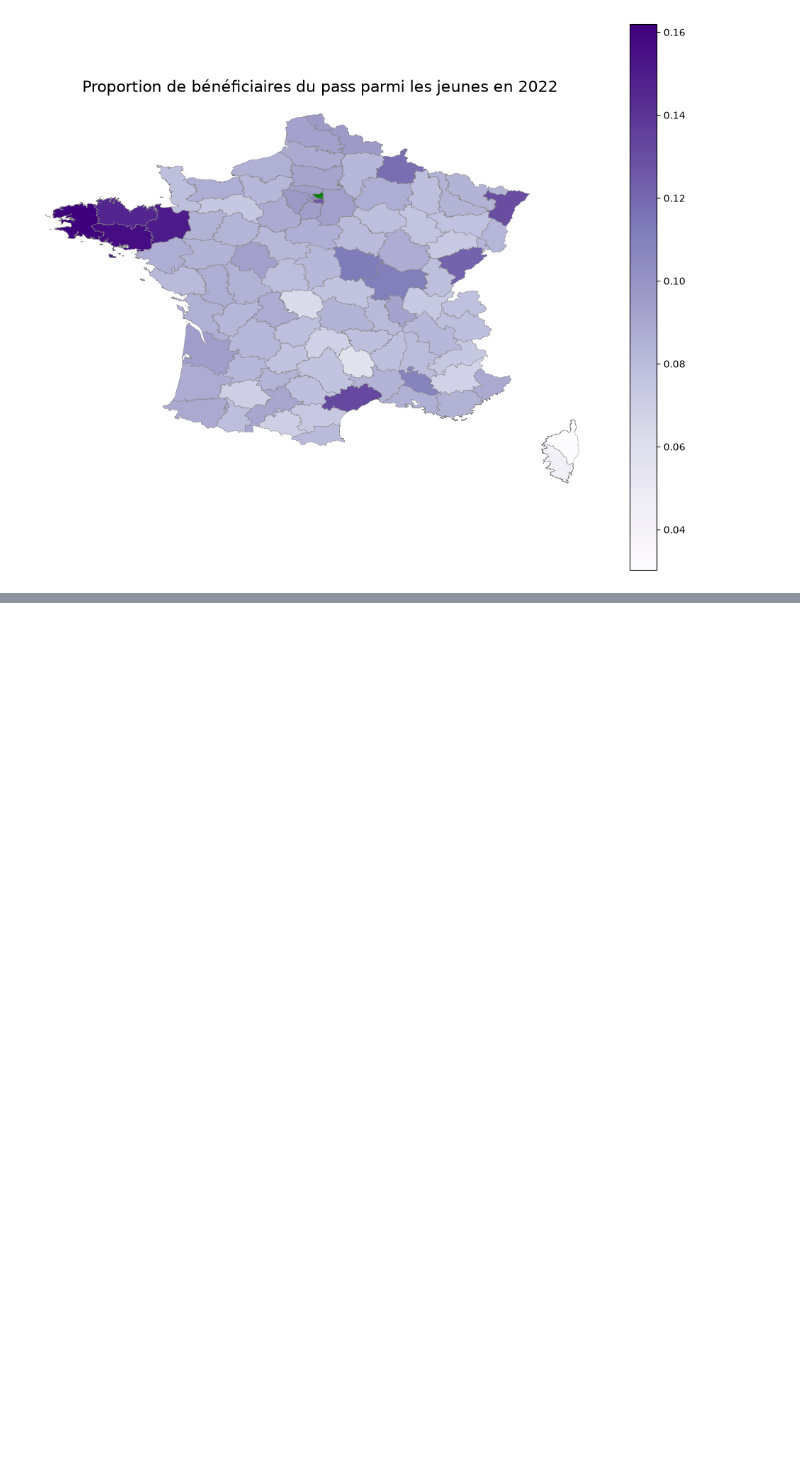
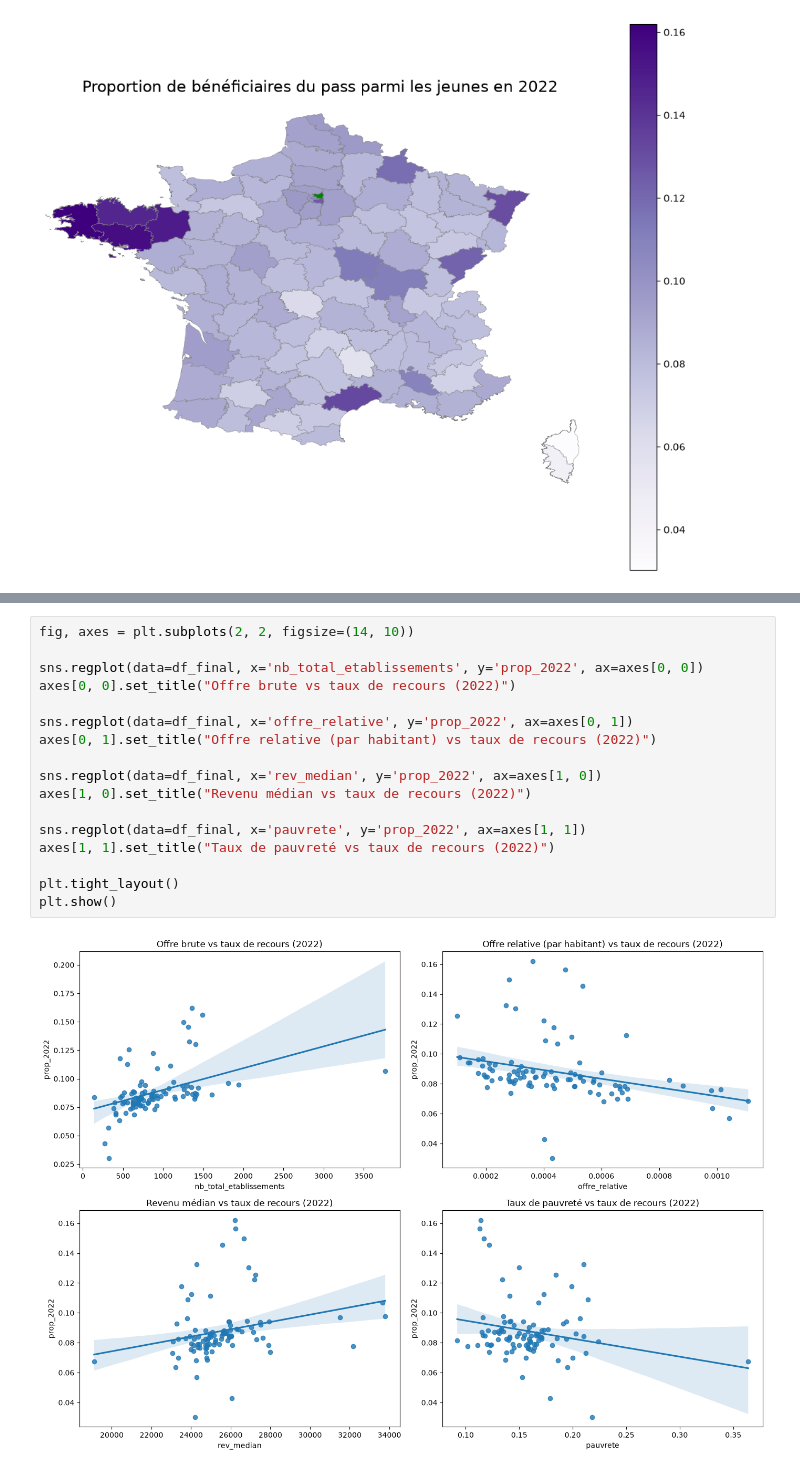
Before and after one commit to heloise1414/Evaluation-Politiques-Publiques-Culturelles, a Jupyter notebook: stats_desc.ipynb, the cells around one changed output, grey strips where cells are left out. Cells and saved outputs as stored; diff of their text form; blank space fills up the shorter version.

```diff
--- a/stats_desc.ipynb
+++ b/stats_desc.ipynb
@@ -450,0 +507,19 @@ Name: prop_2022, dtype: float64
+# %%
+fig, axes = plt.subplots(2, 2, figsize=(14, 10))
+
+sns.regplot(data=df_final, x='nb_total_etablissements', y='prop_2022', ax=axes[0, 0])
+axes[0, 0].set_title("Offre brute vs taux de recours (2022)")
+
+sns.regplot(data=df_final, x='offre_relative', y='prop_2022', ax=axes[0, 1])
+axes[0, 1].set_title("Offre relative (par habitant) vs taux de recours (2022)")
+
+sns.regplot(data=df_final, x='rev_median', y='prop_2022', ax=axes[1, 0])
+axes[1, 0].set_title("Revenu médian vs taux de recours (2022)")
+
+sns.regplot(data=df_final, x='pauvrete', y='prop_2022', ax=axes[1, 1])
+axes[1, 1].set_title("Taux de pauvreté vs taux de recours (2022)")
+
+plt.tight_layout()
+plt.show()
+# %% [output]
+[figure, added]
```
Also changed, not shown: parts of 6 cells of this notebook.
